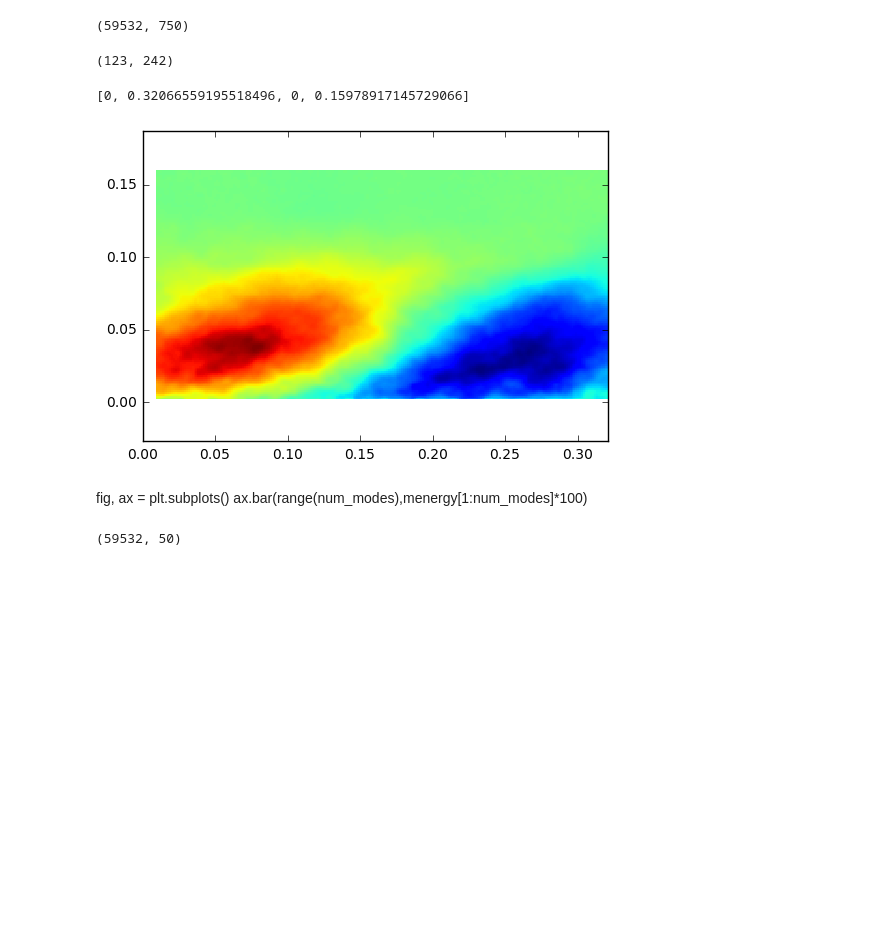
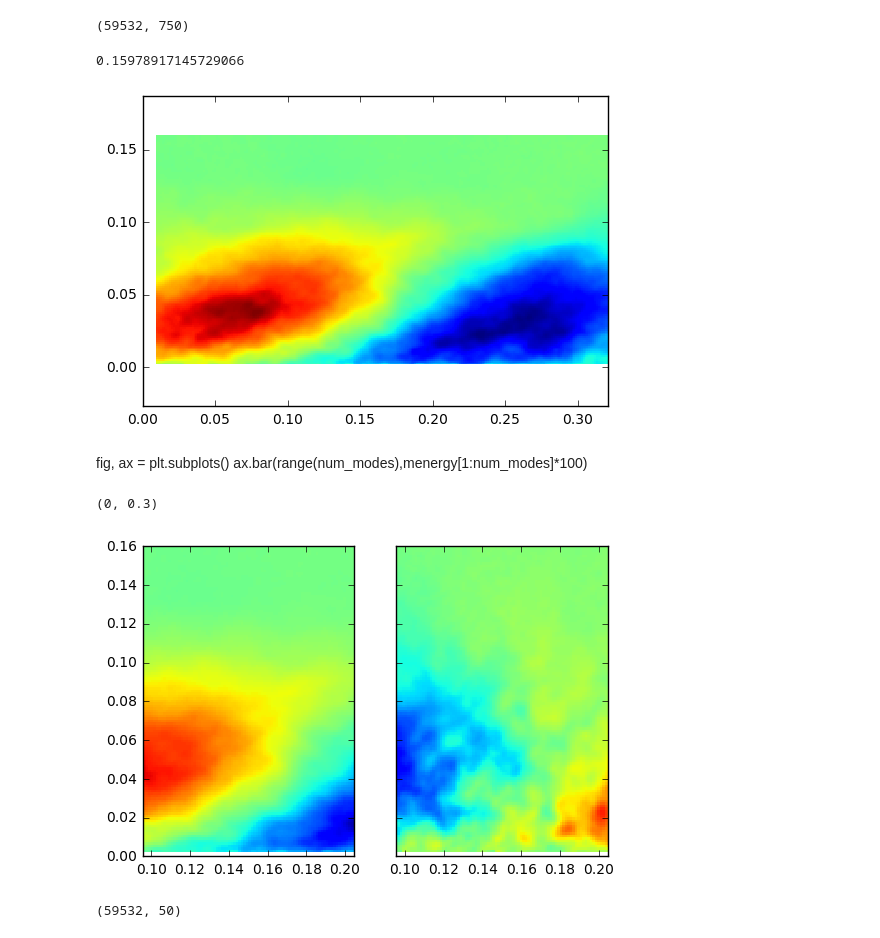
Before and after one commit to owenjhwilliams/ASIIT, a Jupyter notebook: runPOD.ipynb, the cells around one changed output. Drawn from its saved outputs; the diff is of its cells as text; code cells hidden in the pictures; blank space fills up the shorter version.

Commit message:
Bit better plotting of POD modes in U and V directions

```diff
--- a/runPOD.ipynb
+++ b/runPOD.ipynb
@@ -73,29 +73,48 @@ menergy = eig_vals/np.sum(eig_vals)
 #Rearrange mode data to get mode fields
 modeSize = modes.shape
 Umodes = modes[0:uSize[0]*uSize[1],:];
-Vmodes = modes[uSize[0]*uSize[1]+1:modeSize[0]+1,:];
+Vmodes = modes[uSize[0]*uSize[1]:modeSize[0]+1,:];
 Umodes.shape
 
-#for i in range(num_modes):
-i=1
-Umodes = np.reshape(Umodes[:,i],(uSize[0],uSize[1]))
 #Umodes = np.reshape(Umodes,(uSize[0],uSize[1],num_modes))
-Umodes.shape
-#uSize[0]*uSize[1]
+Umodes2 = np.zeros((uSize[0],uSize[1],num_modes))
+Vmodes2 = np.zeros((uSize[0],uSize[1],num_modes))
+
+for i in range(num_modes):
+    #i=1
+    Umodes2[:,:,i] = np.reshape(Umodes[:,i],(uSize[0],uSize[1]))
+    Vmodes2[:,:,i] = np.reshape(Vmodes[:,i],(uSize[0],uSize[1]))
+    #Umodes.shape
+    #uSize[0]*uSize[1]
+
+Umodes = Umodes2
+Vmodes = Vmodes2
+del Umodes2,Vmodes2
-# %% [output]
-(123, 242)
 # %%
 plt.figure()
-plt.pcolor(X,Y,np.array(Umodes));
+plt.pcolor(X,Y,Umodes[:,:,1]);
 #plt.clim([-50, 50])
 plt.axis('equal')
 plt.axis([0, X.max(), 0, Y.max()])
+Y.max()
 # %% [output]
-[0, 0.32066559195518496, 0, 0.15978917145729066]
+0.15978917145729066
 [figure]
 # %% [markdown]
 fig, ax = plt.subplots()
 ax.bar(range(num_modes),menergy[1:num_modes]*100)
+# %%
+f, ax = plt.subplots(1,2,sharey=True)
+ax[0].pcolor(X,Y,Umodes[:,:,1]);
+ax[1].pcolor(X,Y,Vmodes[:,:,1]);
+#plt.axis('equal')
+ax[0].set_aspect('equal')
+ax[0].set_xlim([0,0.3])
+ax[1].set_aspect('equal')
+ax[1].set_xlim([0,0.3])
+# %% [output]
+(0, 0.3)
+[figure, added]
 # %%
 modes.shape
 # %% [output]
```
Also changed, not shown: parts of 2 cells of this notebook.
